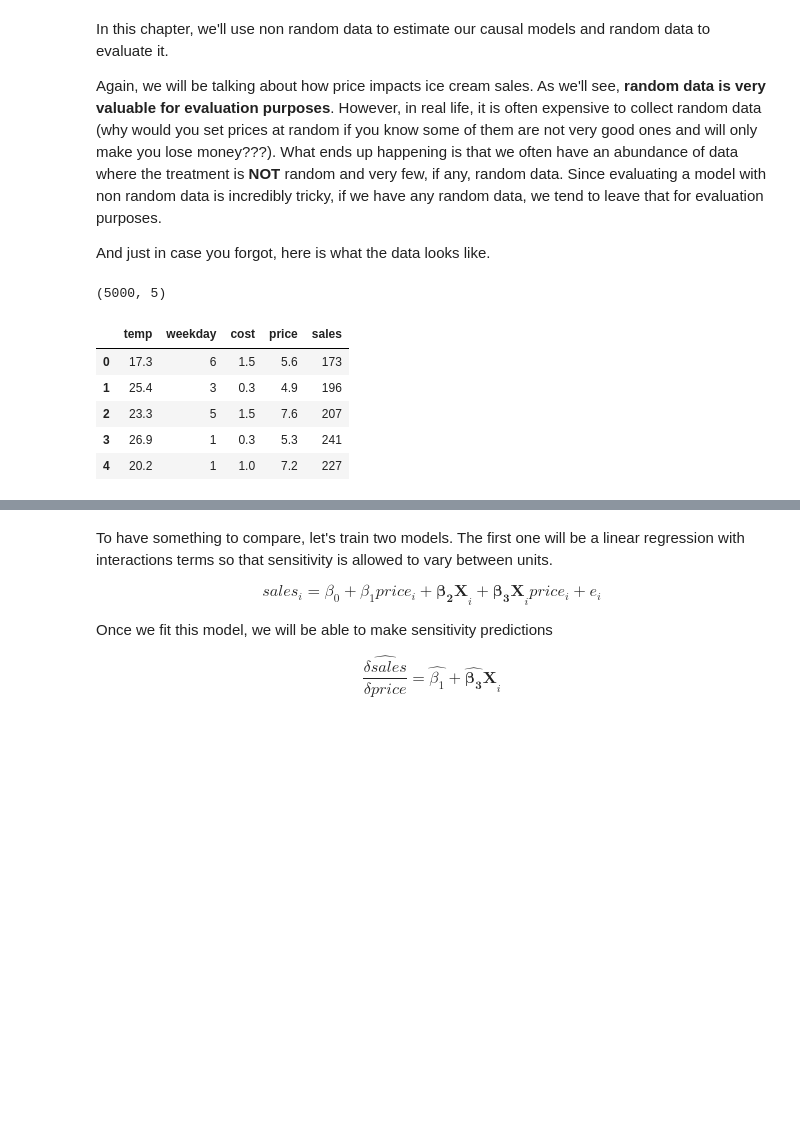
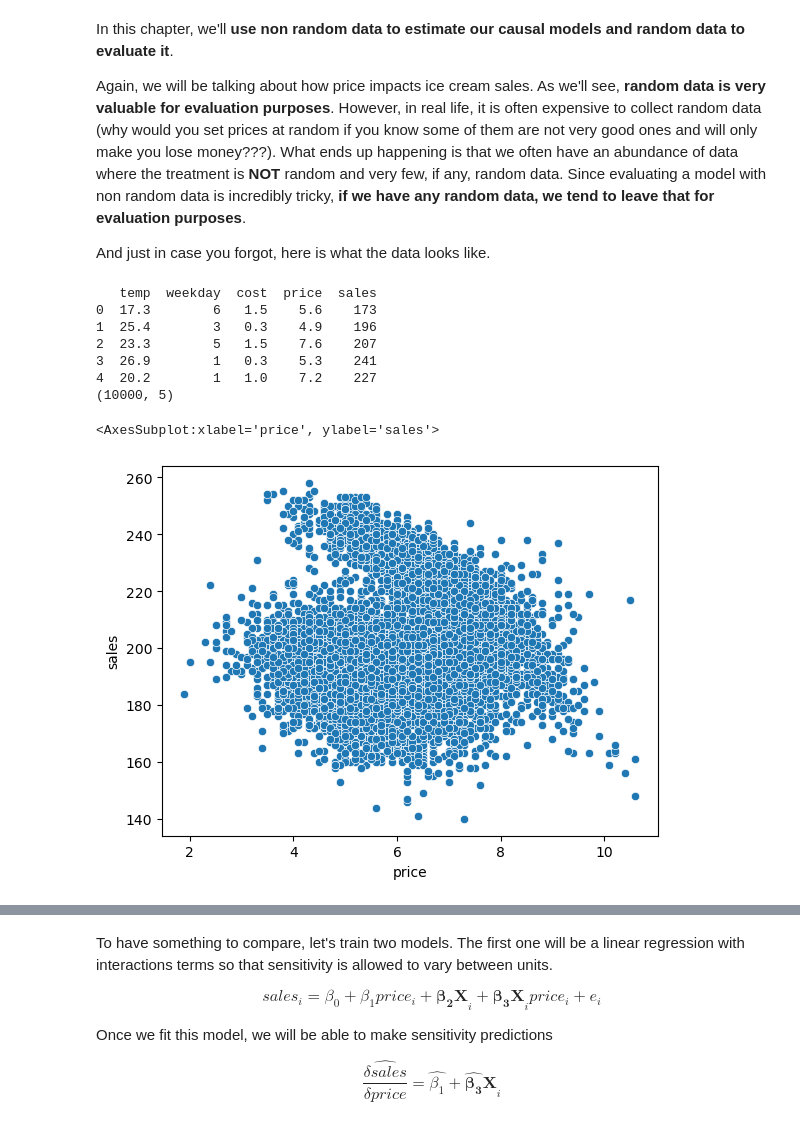
Before and after one commit to orionstar1987/python-causality-handbook, a Jupyter notebook: causal-inference-for-the-brave-and-true/19-Evaluating-Causal-Models.ipynb, the cells around one changed output, grey strips where cells are left out. Drawn from its saved outputs; the diff is of its cells as text; code cells hidden in the pictures; blank space fills up the shorter version.

```diff
--- a/causal-inference-for-the-brave-and-true/19-Evaluating-Causal-Models.ipynb
+++ b/causal-inference-for-the-brave-and-true/19-Evaluating-Causal-Models.ipynb
@@ -27,21 +27,25 @@ from sklearn.ensemble import GradientBoostingRegressor
 import warnings
 warnings.filterwarnings("ignore")
 # %% [markdown]
-In this chapter, we'll use non random data to estimate our causal models and random data to evaluate it.
+In this chapter, we'll __use non random data to estimate our causal models and random data to evaluate it__.
 
-Again, we will be talking about how price impacts ice cream sales. As we'll see, __random data is very valuable for evaluation purposes__. However, in real life, it is often expensive to collect random data (why would you set prices at random if you know some of them are not very good ones and will only make you lose money???). What ends up happening is that we often have an abundance of data where the treatment is **NOT** random and very few, if any, random data. Since evaluating a model with non random data is incredibly tricky, if we have any random data, we  tend to leave that for evaluation purposes.
+Again, we will be talking about how price impacts ice cream sales. As we'll see, __random data is very valuable for evaluation purposes__. However, in real life, it is often expensive to collect random data (why would you set prices at random if you know some of them are not very good ones and will only make you lose money???). What ends up happening is that we often have an abundance of data where the treatment is **NOT** random and very few, if any, random data. Since evaluating a model with non random data is incredibly tricky, __if we have any random data, we  tend to leave that for evaluation purposes__.
 
 And just in case you forgot, here is what the data looks like.
 # %%
 prices = pd.read_csv("./data/ice_cream_sales.csv") # loads non-random data
-prices_rnd = pd.read_csv("./data/ice_cream_sales_rnd.csv") # loads random data
-print(prices_rnd.shape)
-prices.head()
+print(prices.head())
+print(prices.shape)
 # %% [output]
-(5000, 5)
+   temp  weekday  cost  price  sales
+0  17.3        6   1.5    5.6    173
+1  25.4        3   0.3    4.9    196
+2  23.3        5   1.5    7.6    207
+3  26.9        1   0.3    5.3    241
+4  20.2        1   1.0    7.2    227
+(10000, 5)
-|  | temp | weekday | cost | price | sales |
-| 0 | 17.3 | 6 | 1.5 | 5.6 | 173 |
-| 1 | 25.4 | 3 | 0.3 | 4.9 | 196 |
-| 2 | 23.3 | 5 | 1.5 | 7.6 | 207 |
-| 3 | 26.9 | 1 | 0.3 | 5.3 | 241 |
-| 4 | 20.2 | 1 | 1.0 | 7.2 | 227 |
+# %%
+sns.scatterplot(data = prices, x = 'price', y = 'sales')
+# %% [output]
+<AxesSubplot:xlabel='price', ylabel='sales'>
+[figure, added]
```
Also changed, not shown: parts of 19 cells of this notebook.
